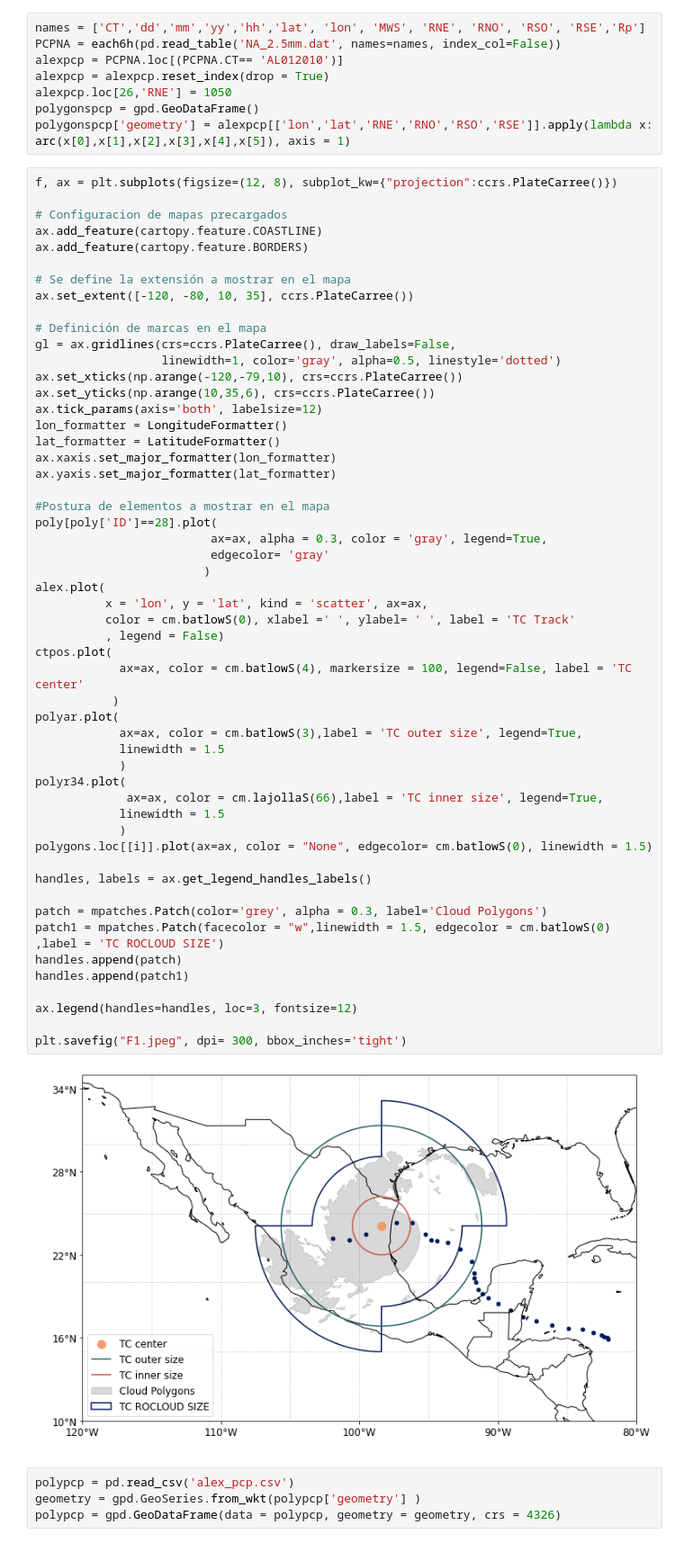
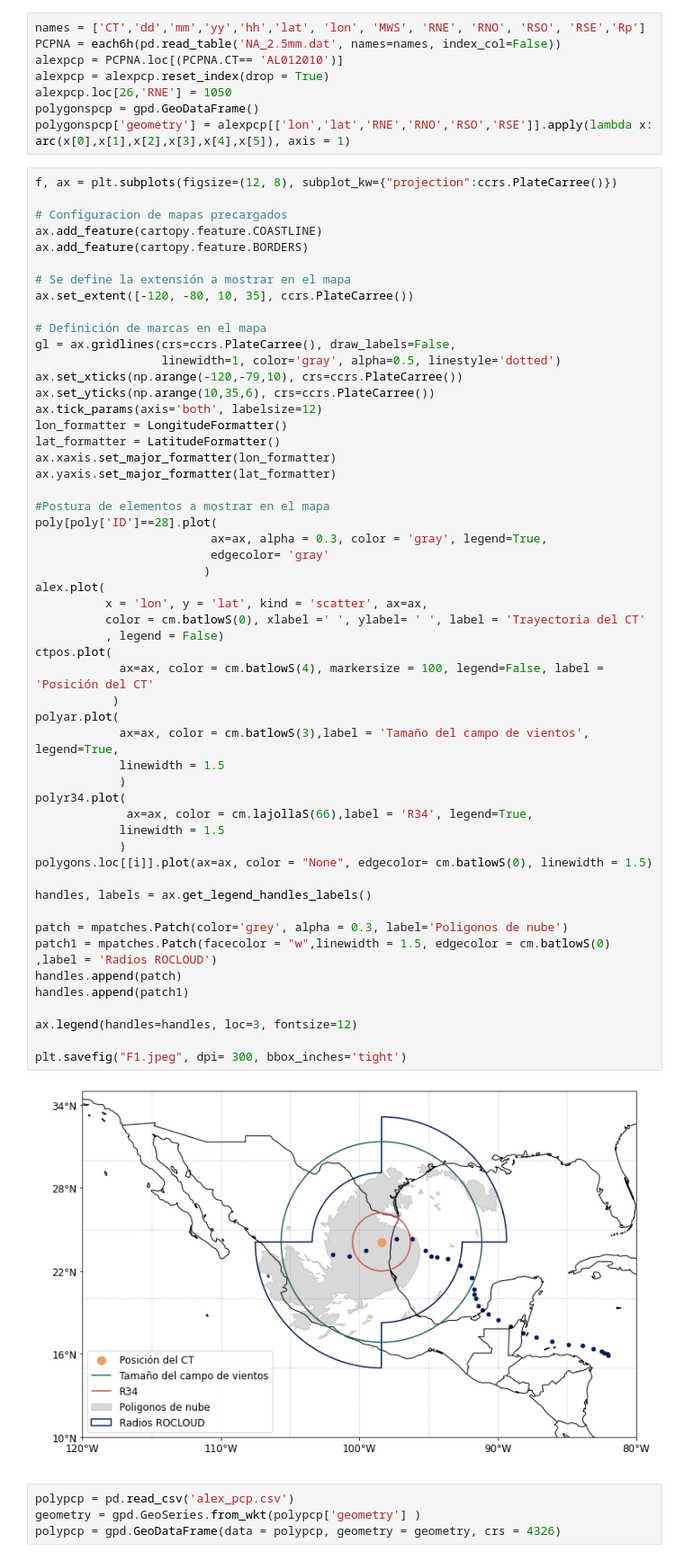
Before and after one commit to apereze/Figures_Article_DataBase, a Jupyter notebook: art_data/Figures_Art.ipynb, the cells around one changed output. Shown at 90% size. Cells and saved outputs as stored; diff of their text form.

```diff
--- a/art_data/Figures_Art.ipynb
+++ b/art_data/Figures_Art.ipynb
@@ -653,40 +655,40 @@ lat_formatter = LatitudeFormatter()
 ax.xaxis.set_major_formatter(lon_formatter)
 ax.yaxis.set_major_formatter(lat_formatter)
 
 #Postura de elementos a mostrar en el mapa
 poly[poly['ID']==28].plot(
                          ax=ax, alpha = 0.3, color = 'gray', legend=True,
                          edgecolor= 'gray'
                         )
 alex.plot(
           x = 'lon', y = 'lat', kind = 'scatter', ax=ax,
-          color = cm.batlowS(0), xlabel =' ', ylabel= ' ', label = 'TC Track'
+          color = cm.batlowS(0), xlabel =' ', ylabel= ' ', label = 'Trayectoria del CT'
           , legend = False)
 ctpos.plot(
-            ax=ax, color = cm.batlowS(4), markersize = 100, legend=False, label = 'TC center'
+            ax=ax, color = cm.batlowS(4), markersize = 100, legend=False, label = 'Posición del CT'
            )
 polyar.plot(
-            ax=ax, color = cm.batlowS(3),label = 'TC outer size', legend=True,
+            ax=ax, color = cm.batlowS(3),label = 'Tamaño del campo de vientos', legend=True,
             linewidth = 1.5
             )
 polyr34.plot(
-             ax=ax, color = cm.lajollaS(66),label = 'TC inner size', legend=True,
+             ax=ax, color = cm.lajollaS(66),label = 'R34', legend=True,
             linewidth = 1.5
             )
 polygons.loc[[i]].plot(ax=ax, color = "None", edgecolor= cm.batlowS(0), linewidth = 1.5)
 
 handles, labels = ax.get_legend_handles_labels()
 
-patch = mpatches.Patch(color='grey', alpha = 0.3, label='Cloud Polygons')
-patch1 = mpatches.Patch(facecolor = "w",linewidth = 1.5, edgecolor = cm.batlowS(0) ,label = 'TC ROCLOUD SIZE')
+patch = mpatches.Patch(color='grey', alpha = 0.3, label='Poligonos de nube')
+patch1 = mpatches.Patch(facecolor = "w",linewidth = 1.5, edgecolor = cm.batlowS(0) ,label = 'Radios ROCLOUD')
 handles.append(patch)
 handles.append(patch1)
 
 ax.legend(handles=handles, loc=3, fontsize=12)
 
 plt.savefig("F1.jpeg", dpi= 300, bbox_inches='tight')
 # %% [output]
-[figure, old version]
+[figure, new version]
 # %%
 polypcp = pd.read_csv('alex_pcp.csv')
 geometry = gpd.GeoSeries.from_wkt(polypcp['geometry'] )
```
Also changed, not shown: parts of 5 cells of this notebook, 2 other files.
